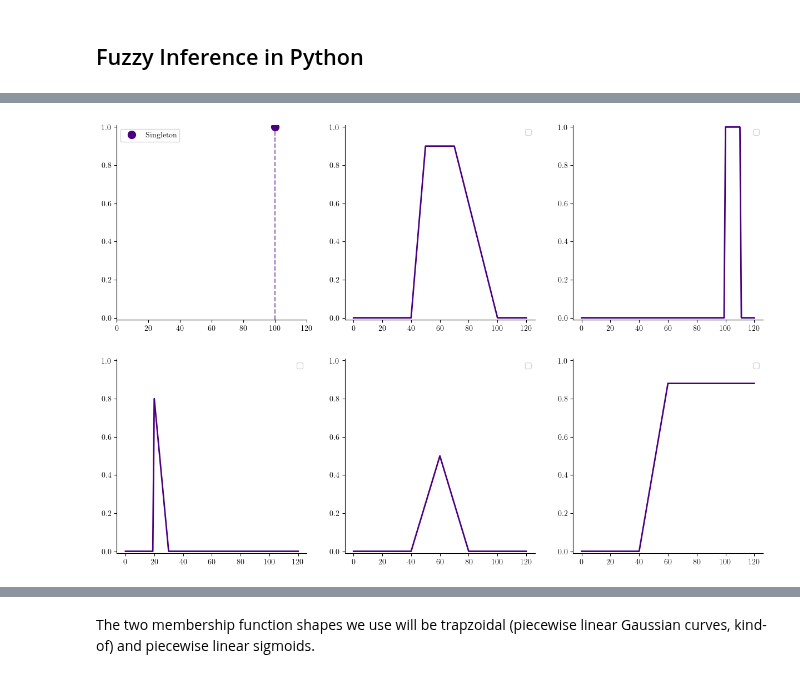
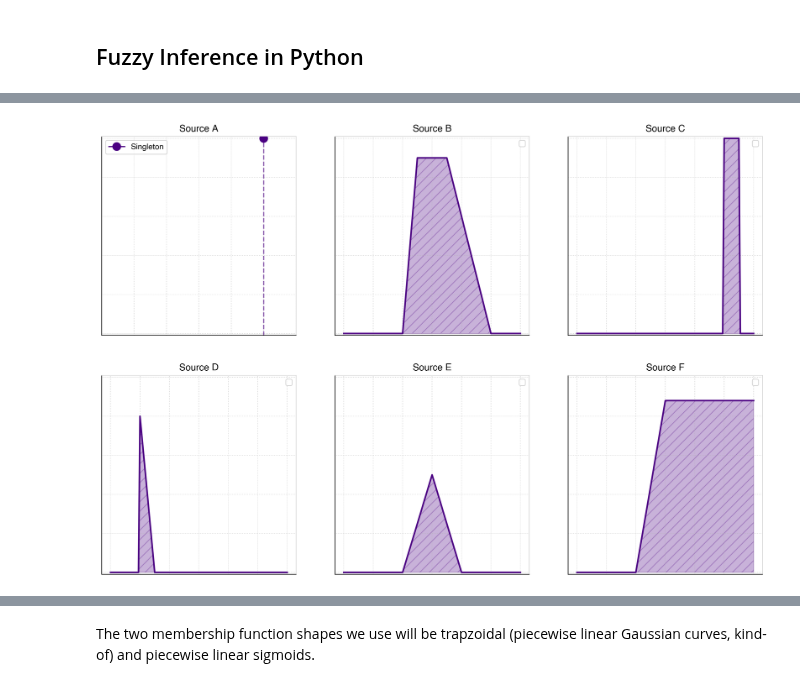
Before and after one commit to Bingham-Research-Center/clyfar, a Jupyter notebook: notebooks/guide_to_fuzzy_inference.ipynb, the cells around one changed output, grey strips where cells are left out. Saved outputs shown, nothing was run; the diff lists cells and outputs as text; code cells hidden in the pictures.

```diff
--- a/notebooks/guide_to_fuzzy_inference.ipynb
+++ b/notebooks/guide_to_fuzzy_inference.ipynb
@@ -163,7 +201,7 @@ def make_binary_figure(shapes=["step", "sigmoid"]):
 
     return fig, axes
 # %%
-def plot_mf(ax, x, y, label=None, line_color=line_color, **kwargs):
+def plot_mf(ax, x, y, label=None, line_color=line_color, plot_fill=False, linestyle='-'):
     """Plot a membership function on a given axis.
 
     Args:
@@ -178,9 +216,10 @@ def plot_mf(ax, x, y, label=None, line_color=line_color, **kwargs):
         ax (matplotlib.axes.Axes): The axis with the membership function plotted.
 
     """
+    style_axes(ax)
     # Remove top and right spines of axis
-    ax.spines['top'].set_visible(False)
-    ax.spines['right'].set_visible(False)
+    # ax.spines['top'].set_visible(False)
+    # ax.spines['right'].set_visible(False)
 
     # Ensure y is at least 1-dimensional
     y = np.atleast_1d(y)
@@ -194,10 +233,12 @@ def plot_mf(ax, x, y, label=None, line_color=line_color, **kwargs):
         # Add a large circle at the value of y to show the limit
         # Plot over the axes lines so it is clear
         ax.plot(x[idx], y[idx], 'o', color=line_color, markersize=10,
-                    zorder=10, label='Singleton', **kwargs)
+                    zorder=10, label='Singleton', linestyle=linestyle)
     else:
-        ax.plot(x, y, color=line_color, linewidth=2, label=label,
-                    **kwargs)
+        ax.plot(x, y, color=line_color, linewidth=2, label=label, linestyle=linestyle)
+        if plot_fill:
+            # Fill under the curve with a hatched line_color
+            ax.fill_between(x, 0, y, alpha=0.3, color=line_color, hatch='//')
     ax.set_ylim(-0.01,1.01)
     ax.legend()
     return ax
@@ -205,19 +344,20 @@ def plot_mf(ax, x, y, label=None, line_color=line_color, **kwargs):
 # Do a one-panel plot for showing the two functions we like.
 # piecewise linear sigmoid (p.l.s.) and trapezoidal
 plot_colors = {
-    "trapz": line_color,
-    "piecewise_sigmoid": "green"
+    "Trapezium": line_color,
+    "P. L. Sigmoid": "green"
 }
 
 # Define the default membership function arrays
 default_mf_arrays = {
-    "trapz": trapz_function(np.arange(0, 121, 1), 30, 60, 15, 30, 0.8),
-    "piecewise_sigmoid": piecewise_linear_sigmoid(np.arange(0, 121, 1), 75, 20, 1.0)
+    "Trapezium": trapz_function(np.arange(0, 121, 1), 30, 60, 15, 30, 0.8),
+    "P. L. Sigmoid": piecewise_linear_sigmoid(np.arange(0, 121, 1), 75, 20, 1.0)
 }
 
 def make_mf_figure(x_uod, mf_arrays, plot_union=False, plot_intersection=False,
                     plot_colors=None, return_aggregated=False):
     fig, ax = plt.subplots(1)
+    style_axes(ax)
     ys = []
 
     # Show the two shapes individually labelled
@@ -232,7 +372,9 @@ def make_mf_figure(x_uod, mf_arrays, plot_union=False, plot_intersection=False,
     if plot_union:
         y_union = np.maximum.reduce(ys)  # Corrected np.maximum application
         ax = plot_mf(ax, x_uod, y_union, label="Union", line_color="black", linestyle='--')
-        ax.fill_between(x_uod, 0, y_union, alpha=0.3, color="black")  # Fill under the union curve
+        # Fill under union curve with a hatched pattern
+        ax.fill_between(x_uod, 0, y_union, alpha=0.3, color="black", hatch='//')
+        # ax.fill_between(x_uod, 0, y_union, alpha=0.3, color="black")
         if return_aggregated:
             return fig, ax, y_union
 
@@ -240,7 +382,8 @@ def make_mf_figure(x_uod, mf_arrays, plot_union=False, plot_intersection=False,
     if plot_intersection:
         y_intersection = np.minimum.reduce(ys)  # Corrected np.minimum application
         ax = plot_mf(ax, x_uod, y_intersection, label="Intersection", line_color="black", linestyle='--')
-        ax.fill_between(x_uod, 0, y_intersection, alpha=0.3, color="black")  # Fill under the intersection curve
+        ax.fill_between(x_uod, 0, y_intersection, alpha=0.3, color="black", hatch='//')
+        # ax.fill_between(x_uod, 0, y_intersection, alpha=0.3, color="black")
         if return_aggregated:
             return fig, ax, y_intersection
 
@@ -296,19 +558,28 @@ sources["F"] = (50,20, 0.88)
 # %%
 # Plot all five on a 2-row, 3-column subplot figure
 fig, _axes = plt.subplots(2, 3, figsize=(15, 10))
 axes = iter(_axes.flatten())
 
 for M in sources.keys():
     ax = next(axes)
+
+    # Add title to axis based on the source
+    ax.set_title(f"Source {M}")
+
     if M == "F":
         y = piecewise_linear_sigmoid(x_uod, *sources[M])
     else:
         y = trapz_function(x_uod, *sources[M],)
-    plot_mf(ax, x_uod, y)
+    plot_mf(ax, x_uod, y, plot_fill=True)
+
+    # Remove ticks and numbering from axes and add faint gridlines instead
+    ax.tick_params(axis='both', which='both', bottom=False, top=False, left=False,
+                        right=False, labelbottom=False, labelleft=False)
+    ax.grid(True, linestyle=':', alpha=0.5)
 
 plt.show()
 # %% [output]
-[figure, old version]
+[figure, new version]
 # %%
 # Show the difference between binary and fuzzy logic
 fig, axes = make_binary_figure(["step", "sigmoid"])
```
Also changed, not shown: parts of 31 cells of this notebook.
